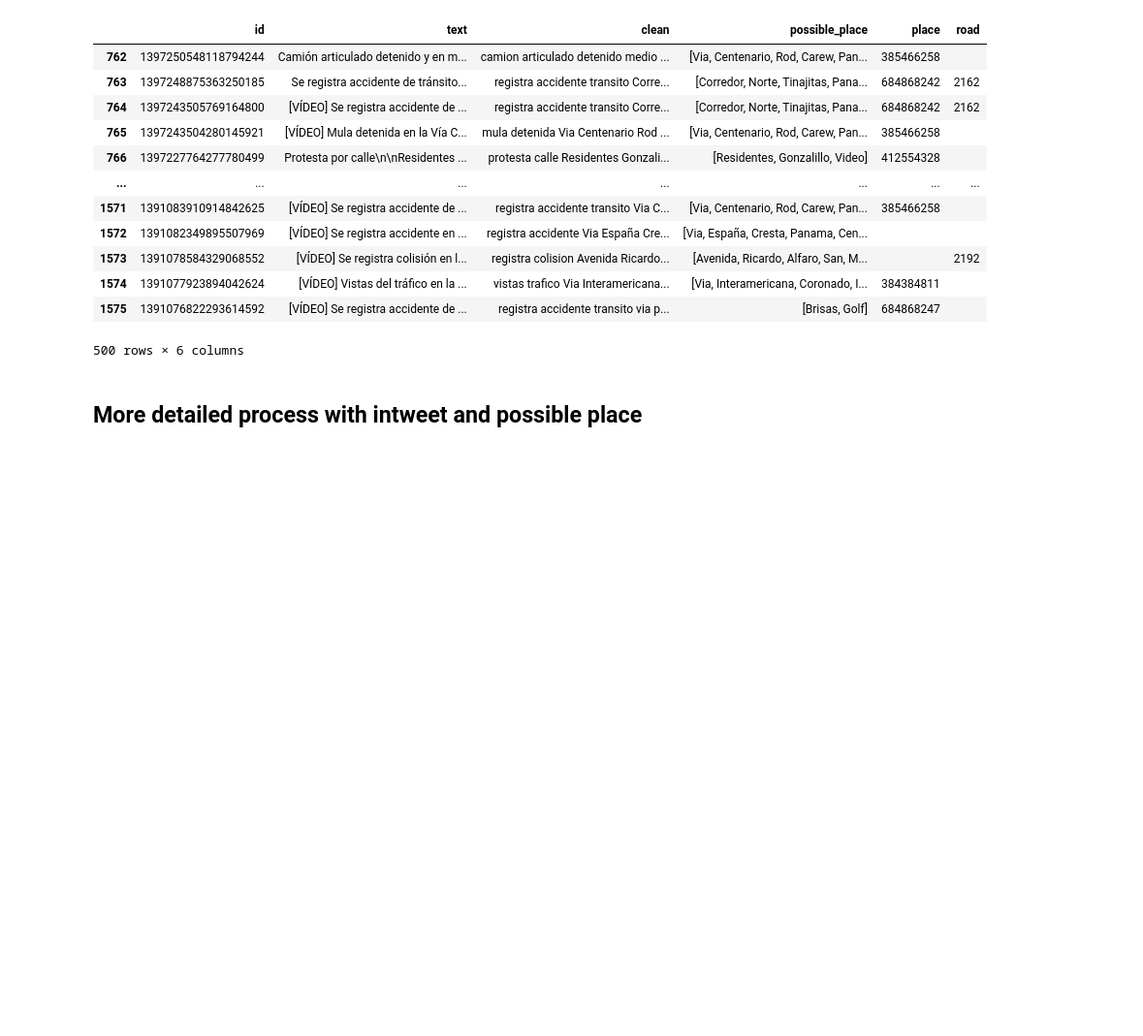
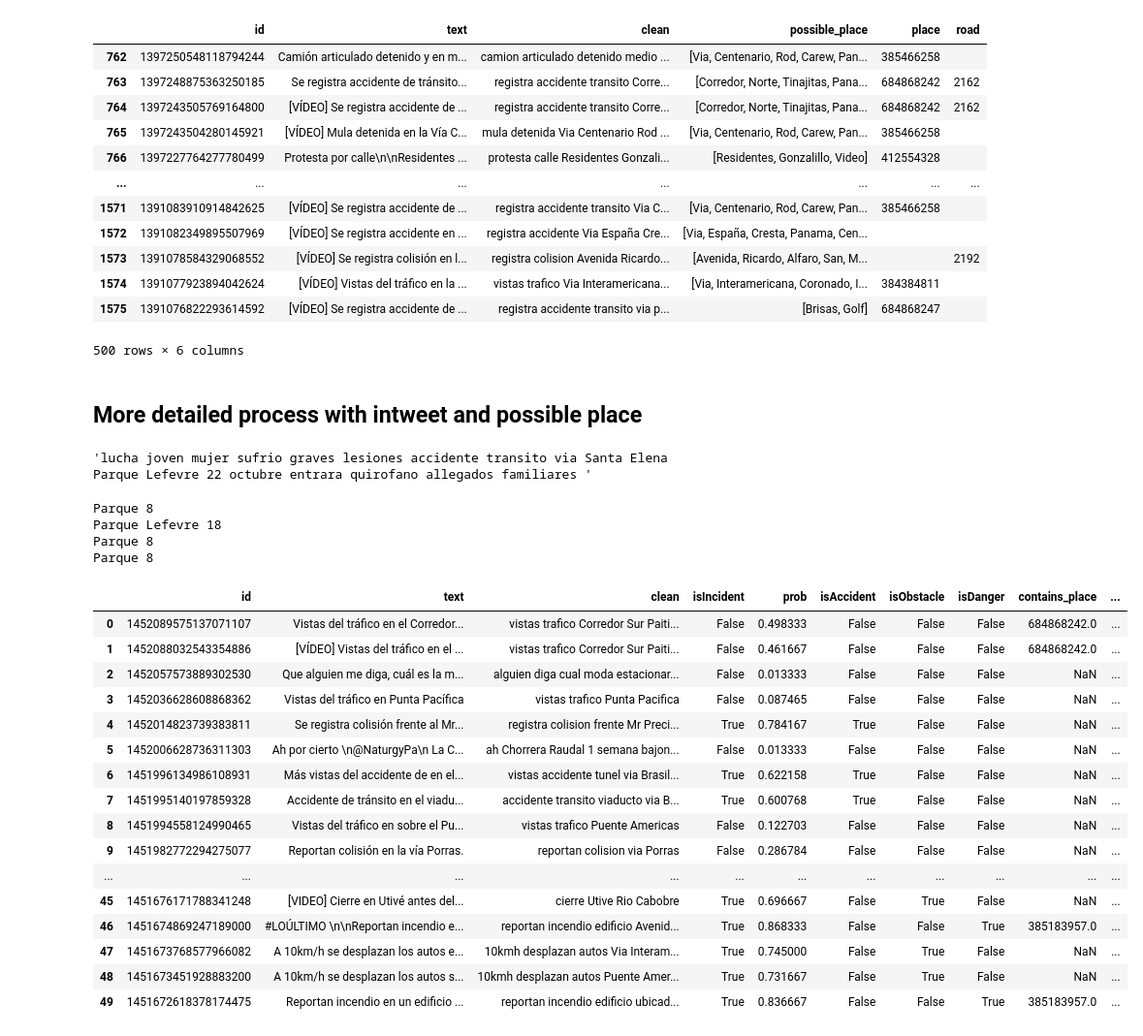
Before and after one commit to Liu-Lc/TwitterTraffic-Pty, a Jupyter notebook: TweetData/geo.ipynb, the cells around one changed output. Shown at 97% size. Saved outputs shown, nothing was run; the diff lists cells and outputs as text; code cells hidden in the pictures; blank space fills up the shorter version.

Commit message:
created process to get place and road (exactly contained or possible)

```diff
--- a/TweetData/geo.ipynb
+++ b/TweetData/geo.ipynb
@@ -292,2 +299,71 @@ extract1 = extract.copy()
+# %%
+tweets.iloc[12, 2]
+# %% [output]
+'lucha joven mujer sufrio graves lesiones accidente transito via Santa Elena Parque Lefevre 22 octubre entrara quirofano allegados familiares '
+# %%
+intweet = []; possible = []
+for index_place, place in places.iterrows():
+    if place['name'] in tweets.iloc[12, 2]:
+        print(place['name'], fuzz.token_sort_ratio(place['name'], tweets.iloc[12, 2]))
+        intweet.append([fuzz.token_sort_ratio(place['name'], tweets.iloc[12, 2]), place['osm_id']])
+max(intweet)
+# %% [output]
+Parque 8
+Parque Lefevre 18
+Parque 8
+Parque 8
+# %%
+## Searches if a place is exactly in the text or a possible match
+# for index, tweet in extract[:100].iterrows():
+for index, tweet in tweets.iterrows():
+    intweet = []; possible = []
+
+    ## Iteration of the places in the database
+    for index_place, place in places.iterrows():
+        if len(place['name'])>5:
+            if place['name'] in tweet['clean']:
+                # Insert the ratio and place ID
+                intweet.append([fuzz.token_sort_ratio(place['name'], tweets.iloc[12, 2]), place['osm_id']])
+            elif (fuzz.token_set_ratio(place['name'], tweet['clean'])==100
+                and fuzz.token_sort_ratio(place['name'], tweet['clean'])>50) or (fuzz.token_set_ratio(place['name'], tweet['clean'])>90):
+                possible.append([fuzz.token_sort_ratio(place['name'], tweets.iloc[12, 2]), place['osm_id']])
+    if len(intweet)>0:
+        tweets.loc[index, 'contains_place'] = max(intweet)[1]
+    if len(possible)>0:
+        tweets.loc[index, 'possible_place'] = max(possible)[1] # np.array(possible)
+
+    ## Same process with roads
+    intweet = []; possible = []
+    ## Iteration of roads
+    for index_road, road in roads.iterrows():
+        if len(road['nombre'])>5:
+            if road['nombre'] in tweet['clean']:
+                # Insert the ratio and road ID
+                intweet.append([fuzz.token_sort_ratio(road['nombre'], tweets.iloc[12, 2]), road['gid']])
+            elif (fuzz.token_set_ratio(road['nombre'], tweet['clean'])==100
+                and fuzz.token_sort_ratio(road['nombre'], tweet['clean'])>50) or (fuzz.token_set_ratio(road['nombre'], tweet['clean'])>90):
+                possible.append([fuzz.token_sort_ratio(road['nombre'], tweets.iloc[12, 2]), road['gid']])
+    if len(intweet)>0:
+        tweets.loc[index, 'contains_road'] = max(intweet)[1]
+    if len(possible)>0:
+        tweets.loc[index, 'possible_road'] = max(possible)[1] # np.array(possible)
 # %%
-tweets = Detection
+tweets
+# %% [output]
+|  | id | text | clean | isIncident | prob | isAccident | isObstacle | isDanger | contains_place | ... |
+| 0 | 1452089575137071107 | Vistas del tráfico en el Corredor... | vistas trafico Corredor Sur Paiti... | False | 0.498333 | False | False | False | 684868242.0 | ... |
+| 1 | 1452088032543354886 | [VÍDEO] Vistas del tráfico en el ... | vistas trafico Corredor Sur Paiti... | False | 0.461667 | False | False | False | 684868242.0 | ... |
+| 2 | 1452057573889302530 | Que alguien me diga, cuál es la m... | alguien diga cual moda estacionar... | False | 0.013333 | False | False | False | NaN | ... |
+| 3 | 1452036628608868362 | Vistas del tráfico en Punta Pacífica | vistas trafico Punta Pacifica | False | 0.087465 | False | False | False | NaN | ... |
+| 4 | 1452014823739383811 | Se registra colisión frente al Mr... | registra colision frente Mr Preci... | True | 0.784167 | True | False | False | NaN | ... |
+| 5 | 1452006628736311303 | Ah por cierto \n@NaturgyPa\n La C... | ah Chorrera Raudal 1 semana bajon... | False | 0.013333 | False | False | False | NaN | ... |
+| 6 | 1451996134986108931 | Más vistas del accidente de en el... | vistas accidente tunel via Brasil... | True | 0.622158 | True | False | False | NaN | ... |
+| 7 | 1451995140197859328 | Accidente de tránsito en el viadu... | accidente transito viaducto via B... | True | 0.600768 | True | False | False | NaN | ... |
+| 8 | 1451994558124990465 | Vistas del tráfico en sobre el Pu... | vistas trafico Puente Americas | False | 0.122703 | False | False | False | NaN | ... |
+| 9 | 1451982772294275077 | Reportan colisión en la vía Porras. | reportan colision via Porras | False | 0.286784 | False | False | False | NaN | ... |
+| ... | ... | ... | ... | ... | ... | ... | ... | ... | ... | ... |
+| 45 | 1451676171788341248 | [VIDEO] Cierre en Utivé antes del... | cierre Utive Rio Cabobre | True | 0.696667 | False | True | False | NaN | ... |
+| 46 | 1451674869247189000 | #LOÚLTIMO \n\nReportan incendio e... | reportan incendio edificio Avenid... | True | 0.868333 | False | False | True | 385183957.0 | ... |
+| 47 | 1451673768577966082 | A 10km/h se desplazan los autos e... | 10kmh desplazan autos Via Interam... | True | 0.745000 | False | True | False | NaN | ... |
+| 48 | 1451673451928883200 | A 10km/h se desplazan los autos s... | 10kmh desplazan autos Puente Amer... | True | 0.731667 | False | True | False | NaN | ... |
+| 49 | 1451672618378174475 | Reportan incendio en un edificio ... | reportan incendio edificio ubicad... | True | 0.836667 | False | False | True | 385183957.0 | ... |
```
Also changed, not shown: parts of 8 cells of this notebook.
